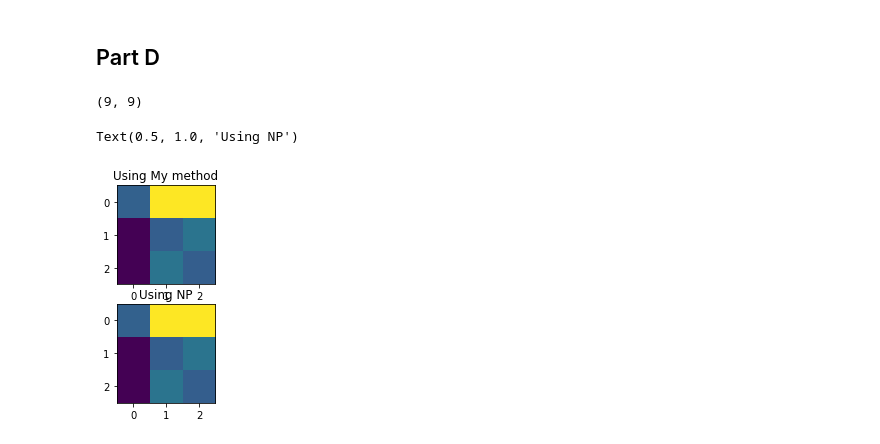
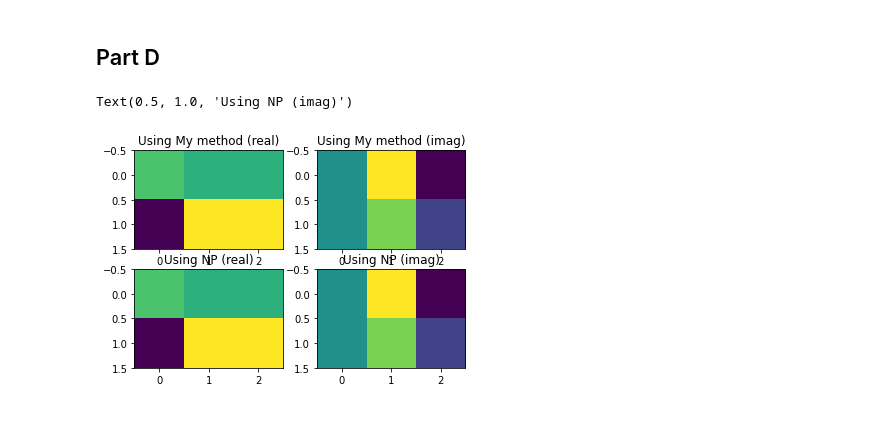
Before and after one commit to masa512/ece558, a Jupyter notebook: set2_problem6.ipynb, the cells around one changed output. Cells and saved outputs as stored; diff of their text form; code cells hidden in the pictures.

```diff
--- a/set2_problem6.ipynb
+++ b/set2_problem6.ipynb
@@ -188,38 +188,44 @@ Text(0.5, 1.0, 'CCONV matrix')
 ## Part D
 # %%
 def eval_fft(i,j,N1,N2):
-
-  #F = np.array([[math.e**(-1j*2*np.pi*(1/N1*i*k1 + 1/N2*j*k2)) for k2 in range(N2)] for k1 in range(N1)])
   F = np.zeros((N1,N2))
   F[i,j] = 1
   F = np.fft.fft2(F)
   return F.reshape(-1)
 
 def dtfmtx2(N1,N2):
-  F = np.array([[eval_fft(i,j,N1,N2)for i in range(N1)] for j in range(N2)])
-  F = F.reshape((N1*N2,-1))
-  print(F.shape)
-  return F
+  arr = []
+  for i in range(N1):
+    for j in range(N2):
+      arr.append(eval_fft(i,j,N1,N2))
+
+  return np.array(arr)
 # %%
-H = np.array([[2,-9,3],[1,-8,1],[0,0,0]])
+H = np.array([[2,-9,3],[0,2,5]])
 N1,N2 = H.shape
 
 F = dtfmtx2(N1,N2)
+
 
 # Vectorize H
 h = H.reshape(-1)
 fH1 = (F@h).reshape((N1,N2))
 
 # Real FFT
 fH2 = np.fft.fft2(H)
 
-fig,axes = plt.subplots(2)
-axes[0].imshow(abs(fH1).T)
-axes[0].set_title('Using My method')
+fig,axes = plt.subplots(2,2)
+axes[0,0].imshow(np.real(fH1))
+axes[0,0].set_title('Using My method (real)')
 
-axes[1].imshow(abs(fH2))
-axes[1].set_title('Using NP')
+axes[0,1].imshow(np.imag(fH1))
+axes[0,1].set_title('Using My method (imag)')
+
+axes[1,0].imshow(np.real(fH2))
+axes[1,0].set_title('Using NP (real)')
+
+axes[1,1].imshow(np.imag(fH2))
+axes[1,1].set_title('Using NP (imag)')
 # %% [output]
-(9, 9)
+Text(0.5, 1.0, 'Using NP (imag)')
-Text(0.5, 1.0, 'Using NP')
-[figure, old version]
+[figure, new version]
```
Also changed, not shown: parts of 1 cell of this notebook.
